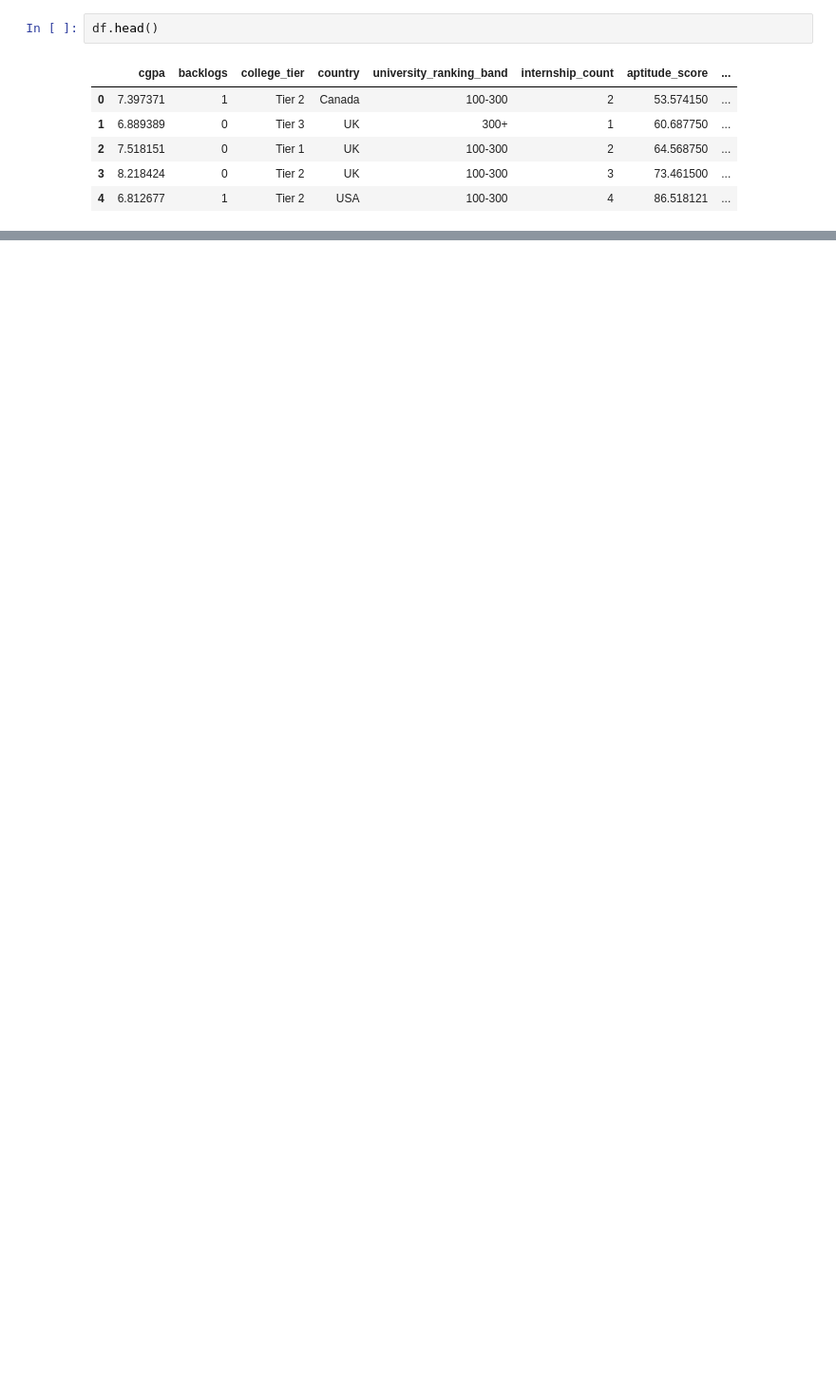
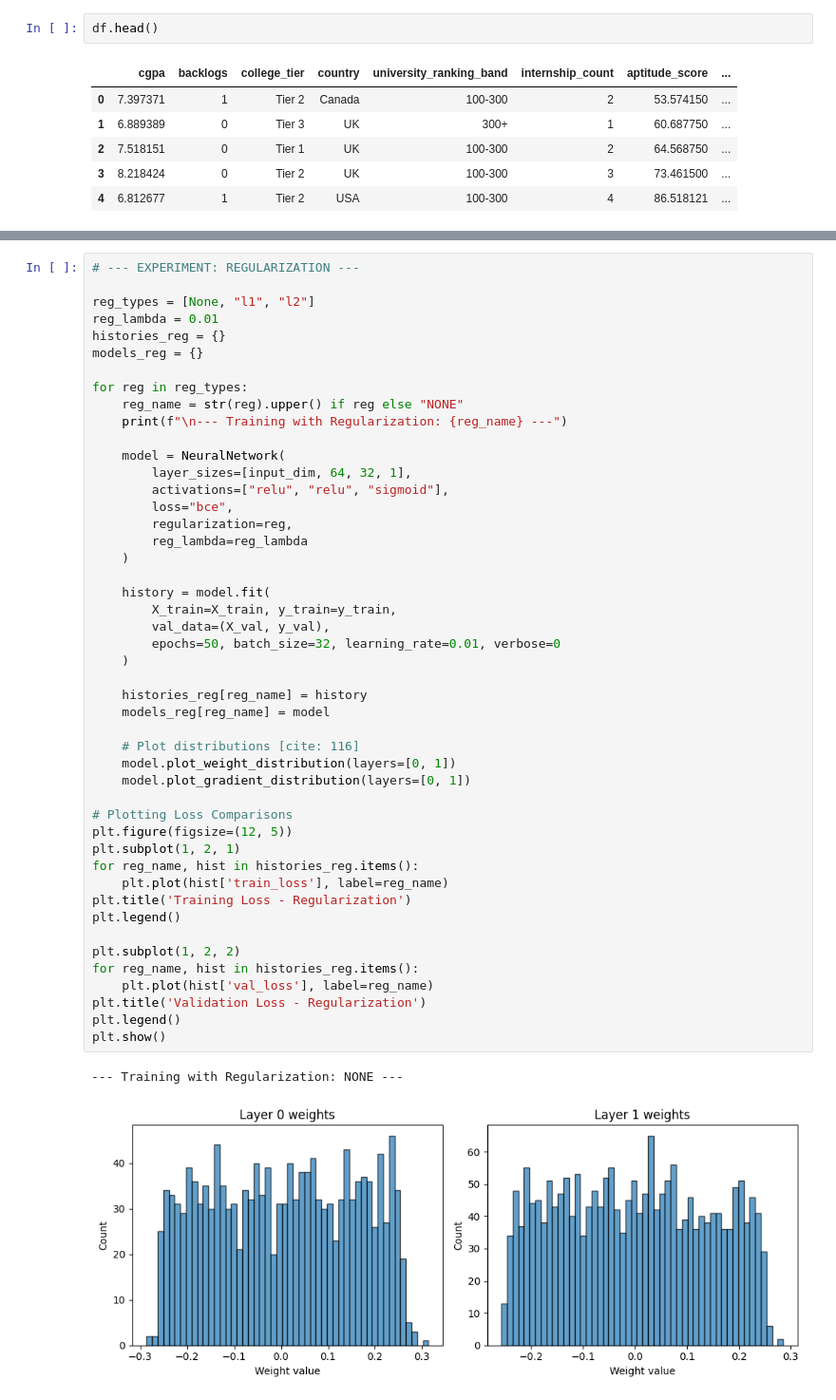
Before and after one commit to yonatan-nyo/ML-FFNN, a Jupyter notebook: src/notebooks/main.ipynb, the cells around one changed output, grey strips where cells are left out. Shown at 95% size. Saved outputs shown, nothing was run; the diff lists cells and outputs as text; blank space fills up the shorter version.

```diff
--- a/src/notebooks/main.ipynb
+++ b/src/notebooks/main.ipynb
@@ -133,0 +322,50 @@ Epoch 50/50 [==============================>] - train_loss: 0.564709 - val_loss:
+# %%
+# --- EXPERIMENT: REGULARIZATION ---
+
+reg_types = [None, "l1", "l2"]
+reg_lambda = 0.01
+histories_reg = {}
+models_reg = {}
+
+for reg in reg_types:
+    reg_name = str(reg).upper() if reg else "NONE"
+    print(f"\n--- Training with Regularization: {reg_name} ---")
+
+    model = NeuralNetwork(
+        layer_sizes=[input_dim, 64, 32, 1],
+        activations=["relu", "relu", "sigmoid"],
+        loss="bce",
+        regularization=reg,
+        reg_lambda=reg_lambda
+    )
+
+    history = model.fit(
+        X_train=X_train, y_train=y_train,
+        val_data=(X_val, y_val),
+        epochs=50, batch_size=32, learning_rate=0.01, verbose=0
+    )
+
+    histories_reg[reg_name] = history
+    models_reg[reg_name] = model
+
+    # Plot distributions [cite: 116]
+    model.plot_weight_distribution(layers=[0, 1])
+    model.plot_gradient_distribution(layers=[0, 1])
+
+# Plotting Loss Comparisons
+plt.figure(figsize=(12, 5))
+plt.subplot(1, 2, 1)
+for reg_name, hist in histories_reg.items():
+    plt.plot(hist['train_loss'], label=reg_name)
+plt.title('Training Loss - Regularization')
+plt.legend()
+
+plt.subplot(1, 2, 2)
+for reg_name, hist in histories_reg.items():
+    plt.plot(hist['val_loss'], label=reg_name)
+plt.title('Validation Loss - Regularization')
+plt.legend()
+plt.show()
+# %% [output]
+--- Training with Regularization: NONE ---
+[figure, added]
```
Also changed, not shown: parts of 8 cells of this notebook.
